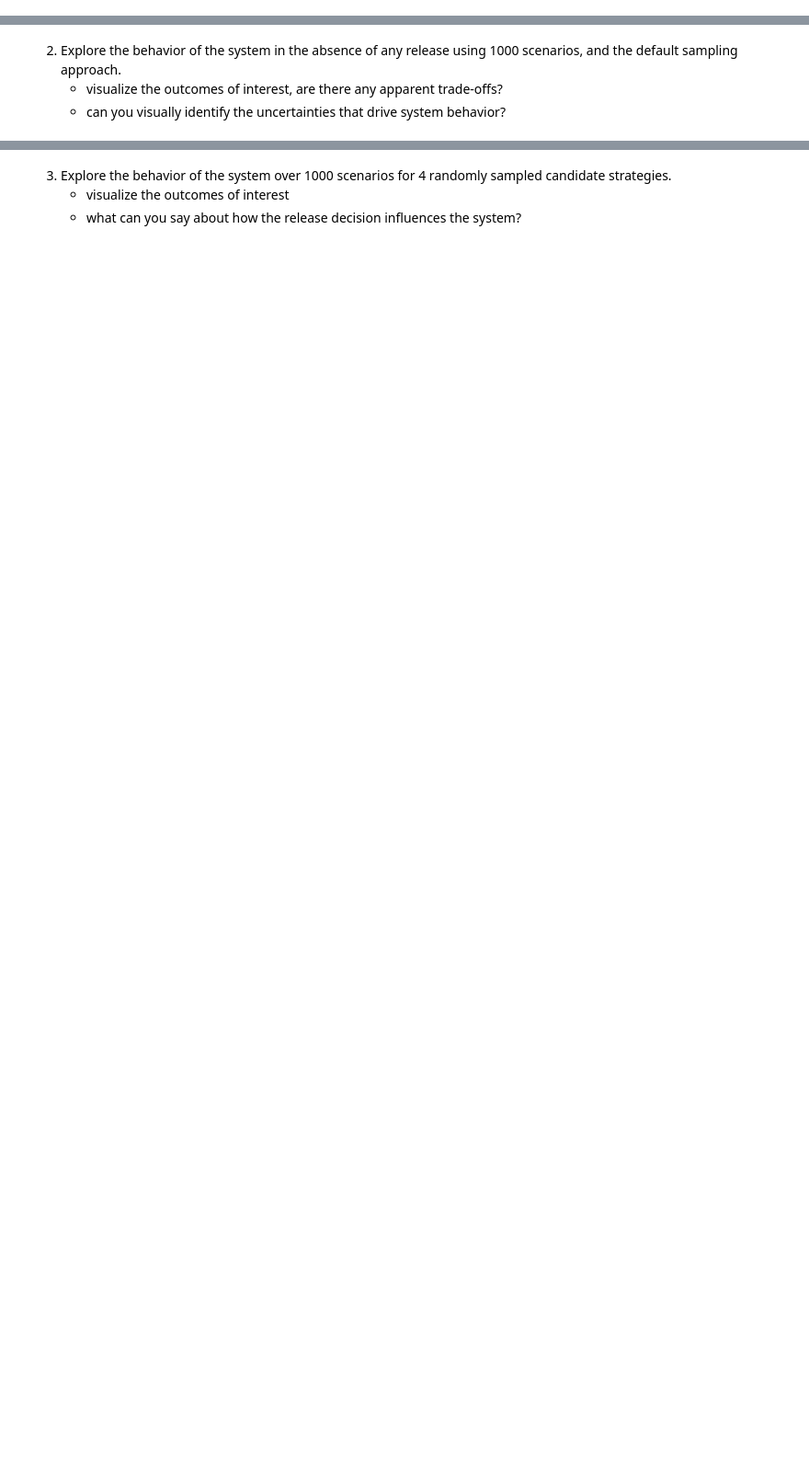
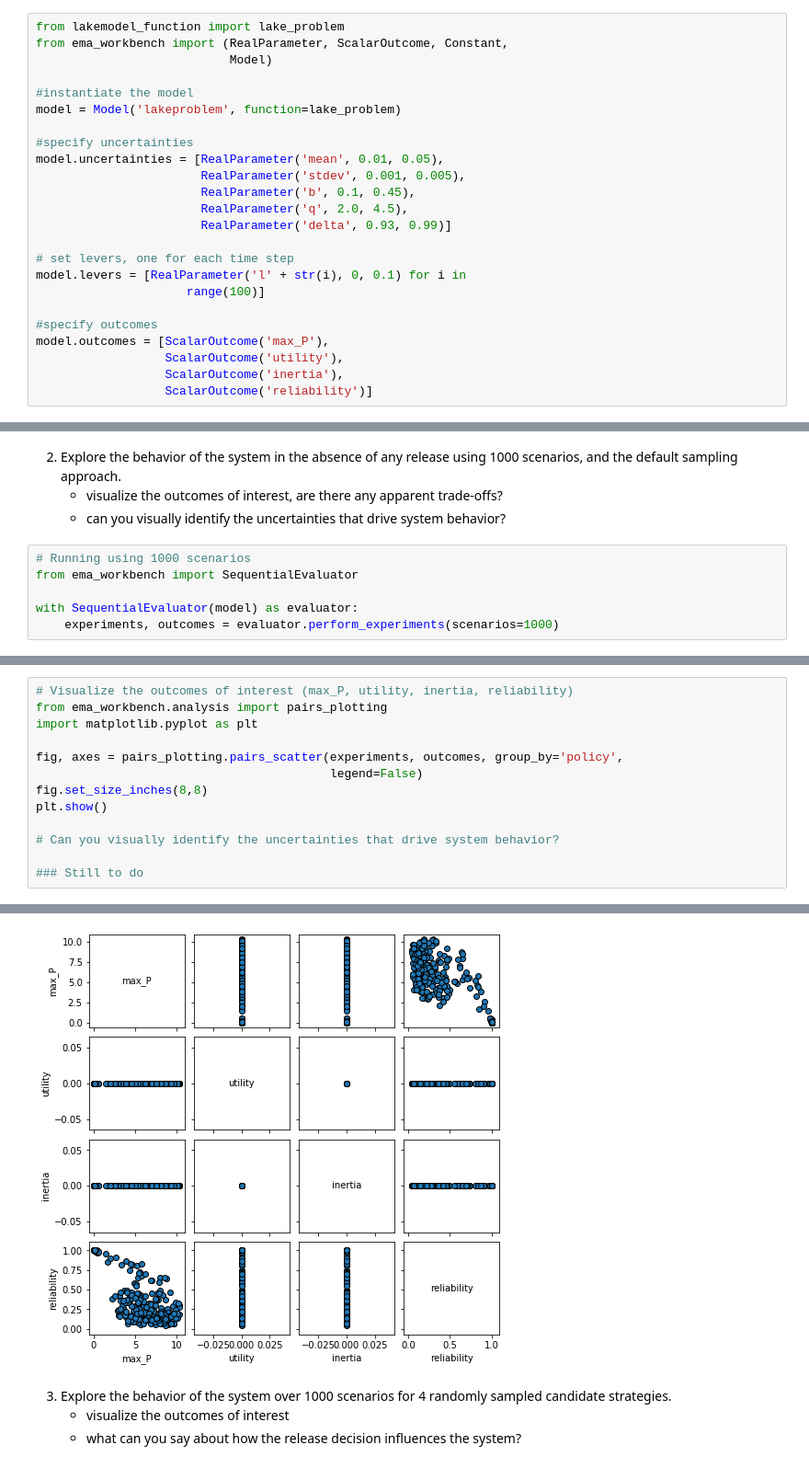
Before and after one commit to codedevonfire/EPA1361, a Jupyter notebook: Week 1-2 - general intro to exploratory modelling/assignment 2 - lakemodel.ipynb, the cells around one changed output, grey strips where cells are left out. Shown: that part at 92% size. Drawn from its saved outputs; the diff is of its cells as text; blank space fills up the shorter version.

```diff
--- a/Week 1-2 - general intro to exploratory modelling/assignment 2 - lakemodel.ipynb
+++ b/Week 1-2 - general intro to exploratory modelling/assignment 2 - lakemodel.ipynb
@@ -59,3 +59,27 @@ for the uncertainties, use the following table
 |$\delta$	|0.93 – 0.99	|0.98         |
 
 For now, assume that for each year a release decision is made. The release is between 0 and 0.1. Carefully look at line 23 in lake_model.py to identify the name to use for each lever.
+# %%
+from lakemodel_function import lake_problem
+from ema_workbench import (RealParameter, ScalarOutcome, Constant,
+                           Model)
+
+#instantiate the model
+model = Model('lakeproblem', function=lake_problem)
+
+#specify uncertainties
+model.uncertainties = [RealParameter('mean', 0.01, 0.05),
+                       RealParameter('stdev', 0.001, 0.005),
+                       RealParameter('b', 0.1, 0.45),
+                       RealParameter('q', 2.0, 4.5),
+                       RealParameter('delta', 0.93, 0.99)]
+
+# set levers, one for each time step
+model.levers = [RealParameter('l' + str(i), 0, 0.1) for i in
+                     range(100)]
+
+#specify outcomes
+model.outcomes = [ScalarOutcome('max_P'),
+                  ScalarOutcome('utility'),
+                  ScalarOutcome('inertia'),
+                  ScalarOutcome('reliability')]
@@ -63,3 +103,9 @@ For now, assume that for each year a release decision is made. The release is be
 2. Explore the behavior of the system in the absence of any release using 1000 scenarios, and the default sampling approach.
     * visualize the outcomes of interest, are there any apparent trade-offs?
     * can you visually identify the uncertainties that drive system behavior?
+# %%
+# Running using 1000 scenarios
+from ema_workbench import SequentialEvaluator
+
+with SequentialEvaluator(model) as evaluator:
+    experiments, outcomes = evaluator.perform_experiments(scenarios=1000)
@@ -65,0 +126,14 @@ For now, assume that for each year a release decision is made. The release is be
+# %%
+# Visualize the outcomes of interest (max_P, utility, inertia, reliability)
+from ema_workbench.analysis import pairs_plotting
+import matplotlib.pyplot as plt
+
+fig, axes = pairs_plotting.pairs_scatter(experiments, outcomes, group_by='policy',
+                                         legend=False)
+fig.set_size_inches(8,8)
+plt.show()
+
+# Can you visually identify the uncertainties that drive system behavior?
+
+### Still to do
+# %% [output]
@@ -66,3 +141,4 @@ For now, assume that for each year a release decision is made. The release is be
+[figure, added]
 # %% [markdown]
 3. Explore the behavior of the system over 1000 scenarios for 4 randomly sampled candidate strategies.
     * visualize the outcomes of interest
```
Also changed, not shown: parts of 6 cells of this notebook.
